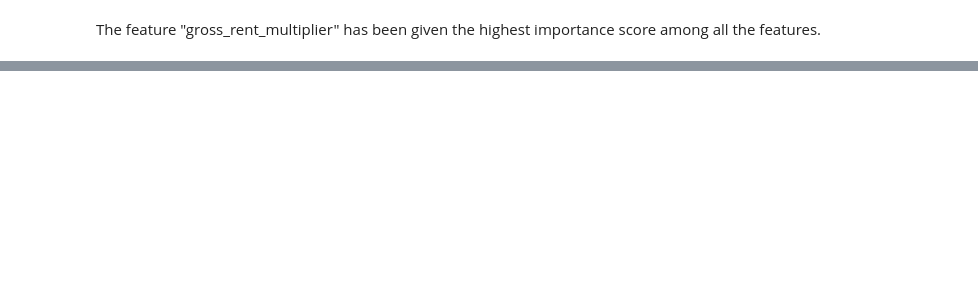
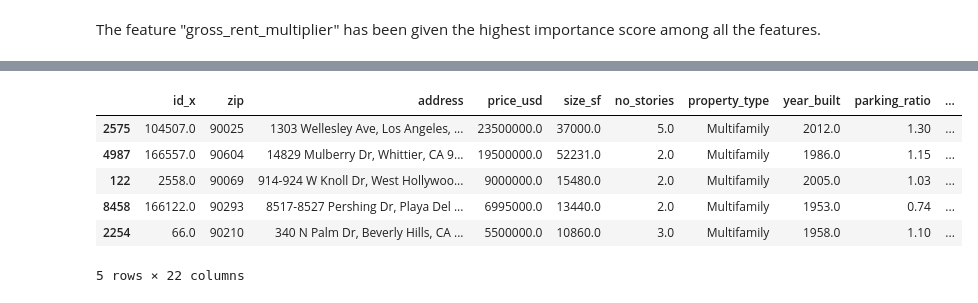
Before and after one commit to ymj1998965/ECON445-project, a Jupyter notebook: Xgboost Regression.ipynb, the cells around one changed output, grey strips where cells are left out. Saved outputs shown, nothing was run; the diff lists cells and outputs as text; code cells hidden in the pictures; blank space fills up the shorter version.

```diff
--- a/Xgboost Regression.ipynb
+++ b/Xgboost Regression.ipynb
@@ -211,0 +216,14 @@ The feature "gross_rent_multiplier" has been given the highest importance score
+# %%
+df2 = merged.copy()
+df2.iloc[:,3:6]=df2.iloc[:,3:6].astype('float')
+df2.iloc[:,7:11]=df2.iloc[:,7:11].astype('float')
+df2.iloc[:,12:14]=df2.iloc[:,12:14].astype('float')
+df2.iloc[:,18]=df2.iloc[:,18].astype('float')
+
+predictions_all = xgbmodel.predict(df2[['size_sf', 'no_stories','year_built','parking_ratio','no_units',
+                     'lot_size_ac','cap_rate', 'gross_rent_multiplier', 'density']])
+
+df2["pre"] = predictions_all.tolist()
+df2["res"] = df2["pre"] - df2["price_usd"]
+
+df2 = df2.sort_values(by=["res"], ascending=True)
@@ -211,0 +237,10 @@ The feature "gross_rent_multiplier" has been given the highest importance score
+# %%
+df2.head(5)
+# %% [output]
+|  | id_x | zip | address | price_usd | size_sf | no_stories | property_type | year_built | parking_ratio | ... |
+| 2575 | 104507.0 | 90025 | 1303 Wellesley Ave, Los Angeles, ... | 23500000.0 | 37000.0 | 5.0 | Multifamily | 2012.0 | 1.30 | ... |
+| 4987 | 166557.0 | 90604 | 14829 Mulberry Dr, Whittier, CA 9... | 19500000.0 | 52231.0 | 2.0 | Multifamily | 1986.0 | 1.15 | ... |
+| 122 | 2558.0 | 90069 | 914-924 W Knoll Dr, West Hollywoo... | 9000000.0 | 15480.0 | 2.0 | Multifamily | 2005.0 | 1.03 | ... |
+| 8458 | 166122.0 | 90293 | 8517-8527 Pershing Dr, Playa Del ... | 6995000.0 | 13440.0 | 2.0 | Multifamily | 1953.0 | 0.74 | ... |
+| 2254 | 66.0 | 90210 | 340 N Palm Dr, Beverly Hills, CA ... | 5500000.0 | 10860.0 | 3.0 | Multifamily | 1958.0 | 1.10 | ... |
+5 rows × 22 columns
```
Also changed, not shown: parts of 8 cells of this notebook.
